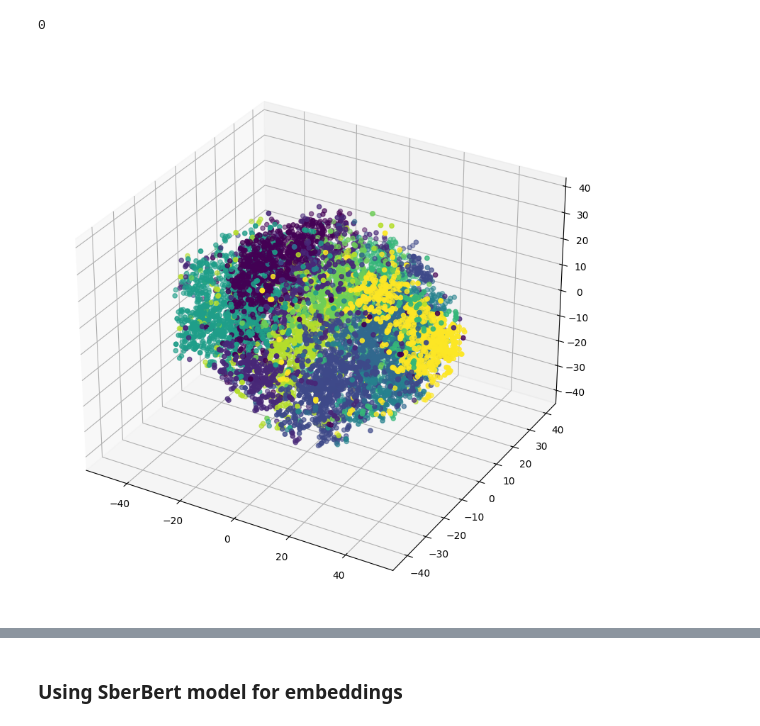
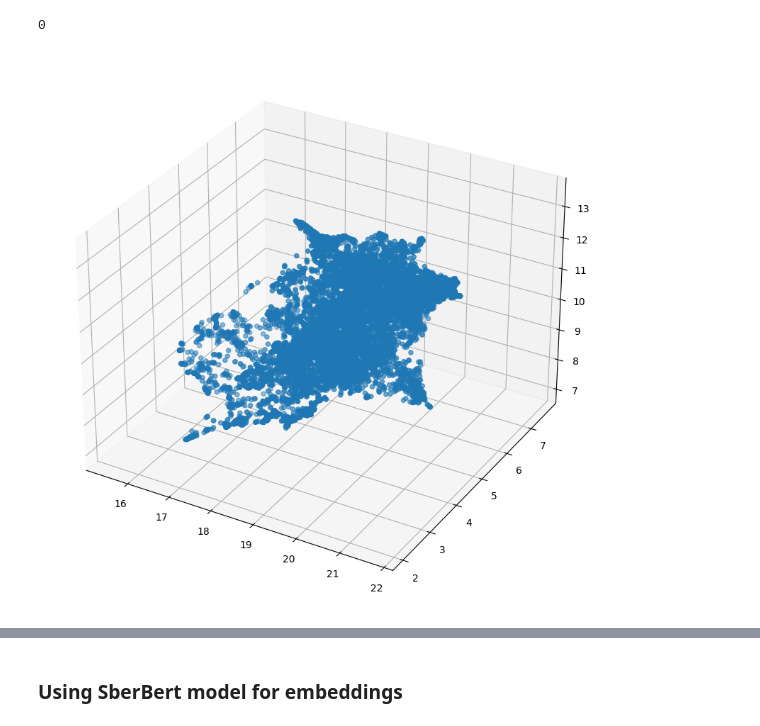
Before and after one commit to cerenov94/glowbyte, a Jupyter notebook: glowbyte3.ipynb, the cells around one changed output, grey strips where cells are left out. Cells and saved outputs as stored; diff of their text form; code cells hidden in the pictures.

```diff
--- a/glowbyte3.ipynb
+++ b/glowbyte3.ipynb
@@ -110,3 +121,0 @@ model_output = model_output.cpu().numpy()
-# %%
-svd = TruncatedSVD(n_components = 50,n_iter = 10,random_state = 42)
-model_output = svd.fit_transform(model_output)
@@ -122,11 +122,16 @@ emb = tsne.fit_transform(model_output,clustered_data)
+# %%
+umap_model = UMAP(n_neighbors=15, n_components=3,
+                  min_dist=0.0, metric='cosine', random_state=42)
+# %%
+mo = umap_model.fit_transform(model_output)
 # %%
 def plot_embeddings(text_corpus):
     '''3д визуализация векторизации предложений'''
     fig = plt.figure(figsize = [10,10])
     ax = fig.add_subplot(projection='3d')
-    scatter = ax.scatter(text_corpus[:,0],text_corpus[:,1],text_corpus[:,2],c = clustered_data,label = clustered_data)
+    scatter = ax.scatter(text_corpus[:,0],text_corpus[:,1],text_corpus[:,2])
     plt.show()
 # %%
-plot_embeddings(emb)
+plot_embeddings(mo)
 # %% [output]
-[figure, old version]
+[figure, new version]
```
Also changed, not shown: parts of 89 cells of this notebook.
